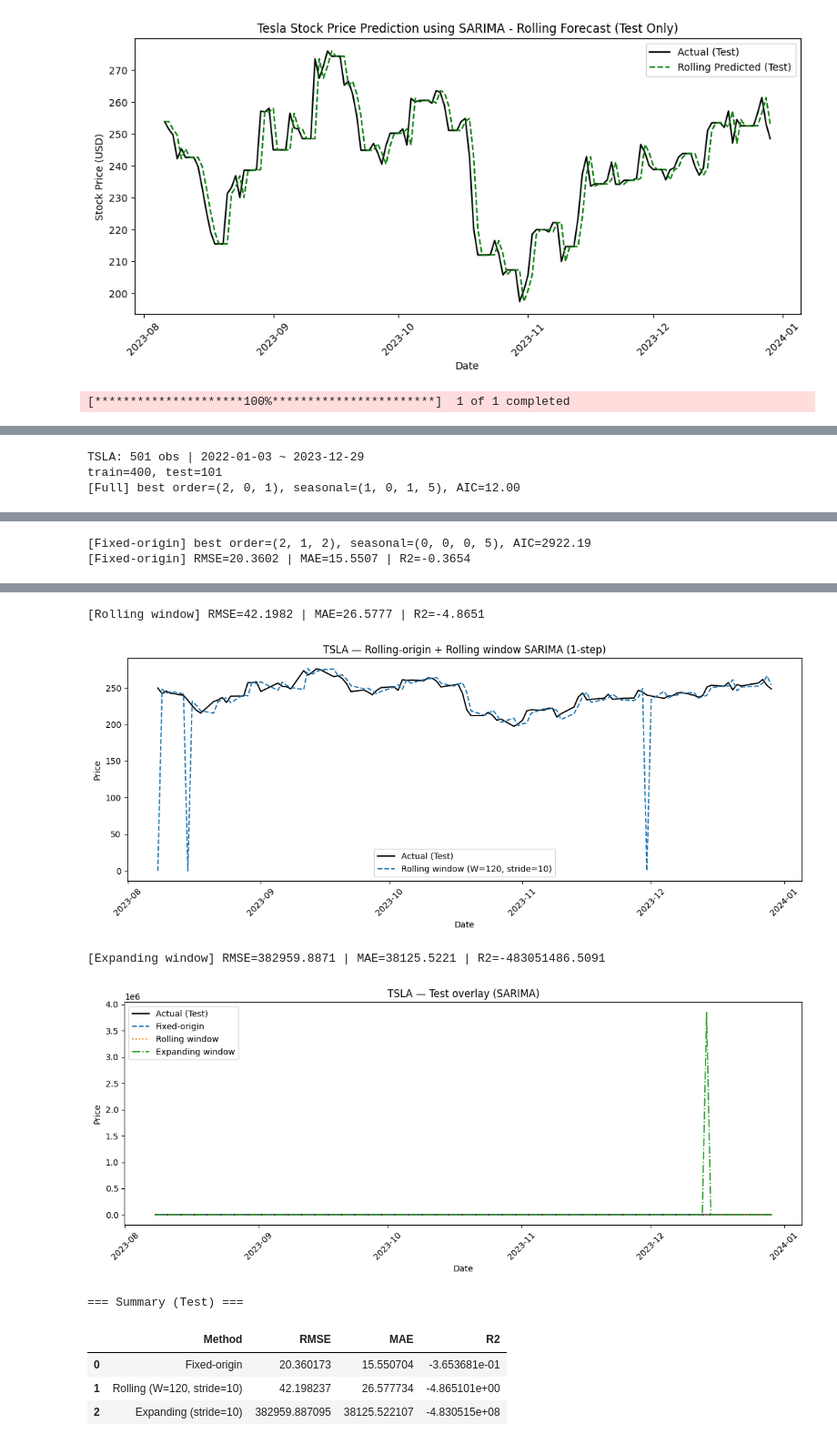
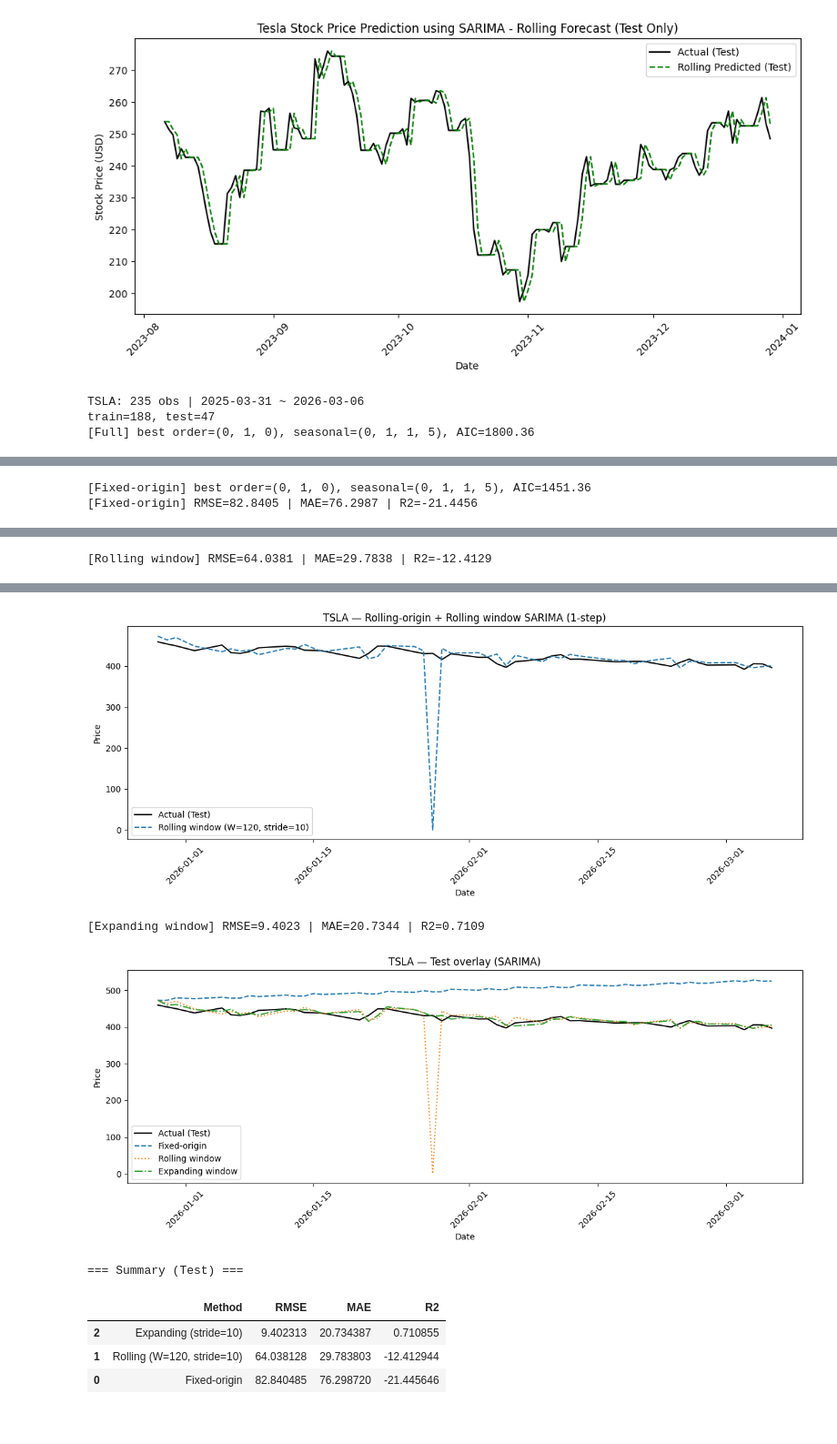
Before and after one commit to nhjung-phd/TimeSeriesAnalysis, a Jupyter notebook: notebooks/04_SARIMA_forecasting.ipynb, the cells around one changed output, grey strips where cells are left out. Shown at 91% size. Saved outputs shown, nothing was run; the diff lists cells and outputs as text; code cells hidden in the pictures.

```diff
--- a/notebooks/04_SARIMA_forecasting.ipynb
+++ b/notebooks/04_SARIMA_forecasting.ipynb
@@ -367,10 +409,10 @@ plt.rcParams["figure.figsize"] = (12, 5)
 # 1) 데이터 로드
 # =========================================================
 symbol     = "TSLA"
-start_date = "2022-01-01"
-end_date   = "2024-01-01"
+start_date = "2025-03-30"
+end_date   = "2026-03-30"
 
-px = yf.download(symbol, start=start_date, end=end_date, auto_adjust=True).reset_index()
+px = yf.download(symbol, start=start_date, end=end_date, auto_adjust=True, progress=False).reset_index()
 
 px = px[["Date", "Close"]].dropna().copy()
 px["Date"] = pd.to_datetime(px["Date"])
@@ -453,7 +495,9 @@ def one_step_forecast(y_hist, order, seasonal_order):
 # =========================================================
 # 4) 하이퍼(계절 주기, 창 길이 등)
 # =========================================================
-S = 5          # 계절주기: 거래일 기준 주간 패턴 ≈ 5
+S = 5          # 계절주기 기본값: 거래일 기준 주간 패턴 ≈ 5
+# (옵션) 3개월 주기 근사: S = 63  # 21거래일*3개월 ≈ 63
+#        단, SARIMA의 계절항(P,D,Q)은 표본이 짧으면 불안정해질 수 있어 수업에서는 S=5를 권장합니다.
 W = 120        # Rolling 창 길이
 stride = 10    # 롤링/확장에서 매 stride마다 모형 재선택 (0이면 고정)
 GRID = dict(   # AIC 그리드 (무리 없도록 작게)
@@ -570,4 +614,6 @@ summary = pd.DataFrame({
 print("\n=== Summary (Test) ===")
 display(summary.sort_values("RMSE"))
 # %% [output]
-[*********************100%***********************]  1 of 1 completed
+TSLA: 235 obs | 2025-03-31 ~ 2026-03-06
+train=188, test=47
+[Full] best order=(0, 1, 0), seasonal=(0, 1, 1, 5), AIC=1800.36
@@ -574,3 +621,2 @@ display(summary.sort_values("RMSE"))
-TSLA: 501 obs | 2022-01-03 ~ 2023-12-29
-train=400, test=101
-[Full] best order=(2, 0, 1), seasonal=(1, 0, 1, 5), AIC=12.00
+[Fixed-origin] best order=(0, 1, 0), seasonal=(0, 1, 1, 5), AIC=1451.36
+[Fixed-origin] RMSE=82.8405 | MAE=76.2987 | R2=-21.4456
@@ -578,2 +624 @@ train=400, test=101
-[Fixed-origin] best order=(2, 1, 2), seasonal=(0, 0, 0, 5), AIC=2922.19
-[Fixed-origin] RMSE=20.3602 | MAE=15.5507 | R2=-0.3654
+[Rolling window] RMSE=64.0381 | MAE=29.7838 | R2=-12.4129
@@ -581,9 +625,8 @@ train=400, test=101
+[figure, new version]
-[Rolling window] RMSE=42.1982 | MAE=26.5777 | R2=-4.8651
+[Expanding window] RMSE=9.4023 | MAE=20.7344 | R2=0.7109
-[figure, old version]
+[figure, new version]
-[Expanding window] RMSE=382959.8871 | MAE=38125.5221 | R2=-483051486.5091
+=== Summary (Test) ===
-[figure, old version]
-=== Summary (Test) ===
 |  | Method | RMSE | MAE | R2 |
-| 0 | Fixed-origin | 20.360173 | 15.550704 | -3.653681e-01 |
-| 1 | Rolling (W=120, stride=10) | 42.198237 | 26.577734 | -4.865101e+00 |
-| 2 | Expanding (stride=10) | 382959.887095 | 38125.522107 | -4.830515e+08 |
+| 2 | Expanding (stride=10) | 9.402313 | 20.734387 | 0.710855 |
+| 1 | Rolling (W=120, stride=10) | 64.038128 | 29.783803 | -12.412944 |
+| 0 | Fixed-origin | 82.840485 | 76.298720 | -21.445646 |
```
Also changed, not shown: parts of 12 cells of this notebook.
